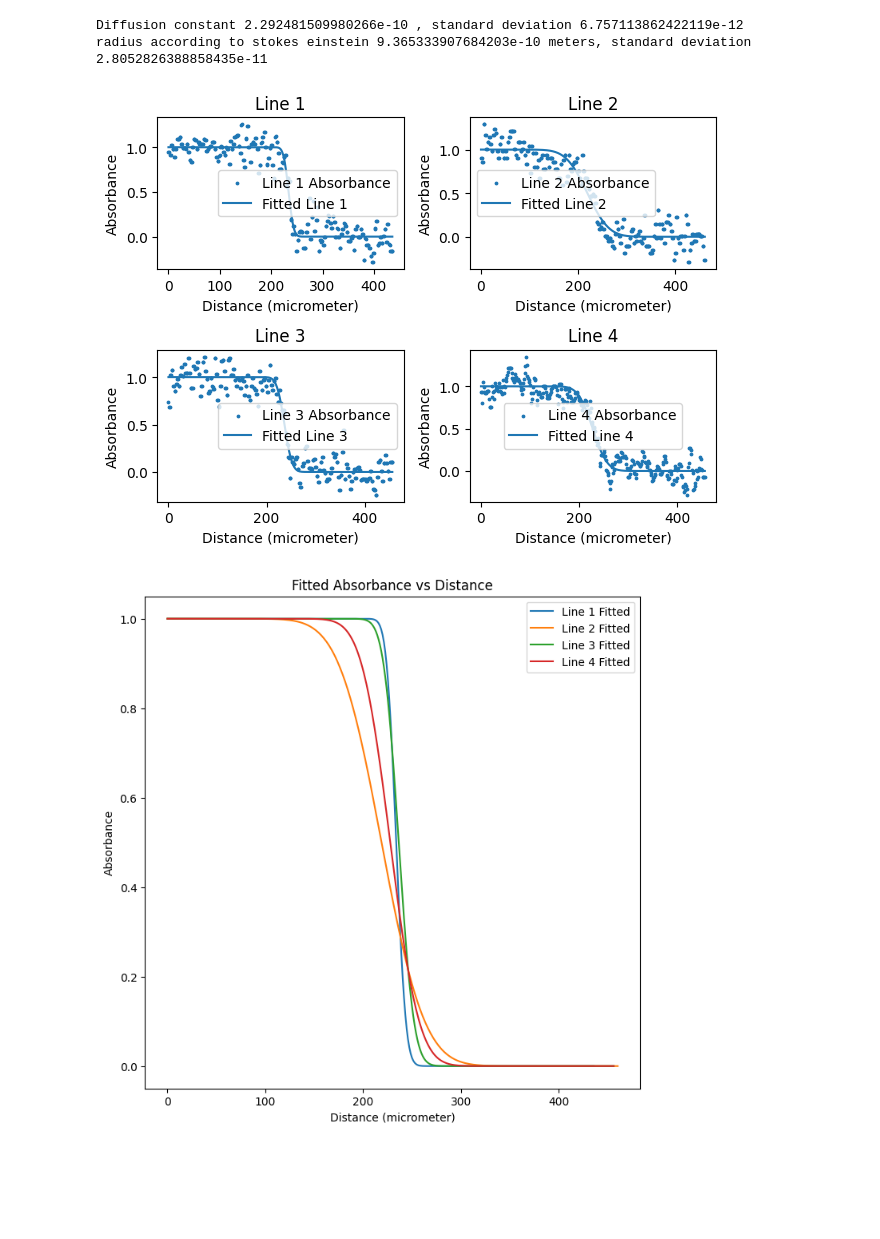
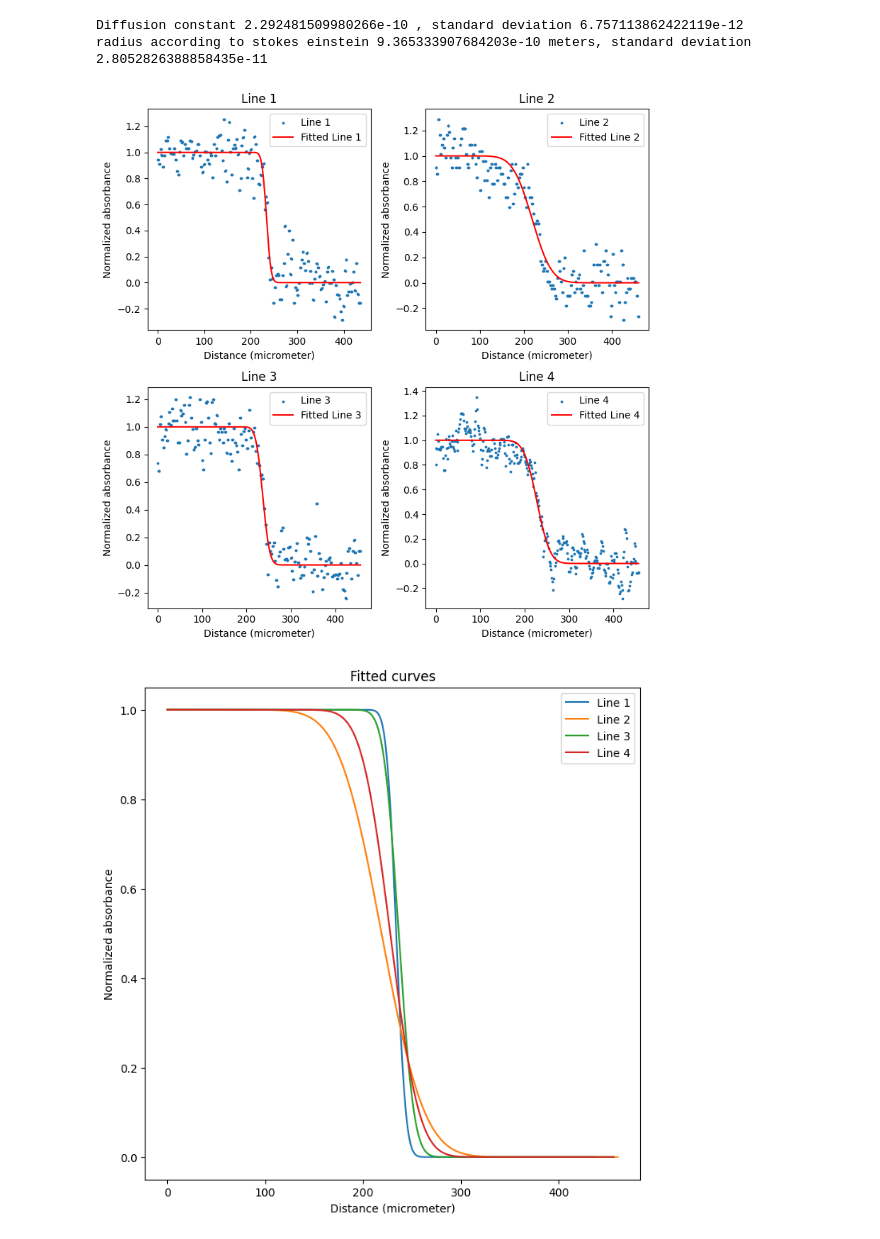
Before and after one commit to MartinKoll/TFY4335, a Jupyter notebook: flow.ipynb, the cells around one changed output. Saved outputs shown, nothing was run; the diff lists cells and outputs as text; code cells hidden in the pictures; blank space fills up the shorter version.

```diff
--- a/flow.ipynb
+++ b/flow.ipynb
@@ -143,49 +143,52 @@ radius according to stokes einstein 9.365333907684203e-10 meters, standard devia
 # %%
 # Lines
 fig, ax = plt.subplots(2,2)
-ax[0,0].scatter(x1, y1_n, label='Line 1 Absorbance', s=3)
-ax[0,0].plot(x1, ficks1(x1, *params1), label='Fitted Line 1')
+ax[0,0].scatter(x1, y1_n, label='Line 1', s=3)
+ax[0,0].plot(x1, ficks1(x1, *params1), label='Fitted Line 1', color='red')
 ax[0,0].set_title('Line 1')
 ax[0,0].set_xlabel('Distance (micrometer)')
-ax[0,0].set_ylabel('Absorbance')
+ax[0,0].set_ylabel('Normalized absorbance')
 ax[0,0].legend()
 
-ax[0,1].scatter(x2, y2_n, label='Line 2 Absorbance', s=3)
-ax[0,1].plot(x2, ficks2(x2, *params2), label='Fitted Line 2')
+ax[0,1].scatter(x2, y2_n, label='Line 2', s=3)
+ax[0,1].plot(x2, ficks2(x2, *params2), label='Fitted Line 2', color='red')
 ax[0,1].set_title('Line 2')
 ax[0,1].set_xlabel('Distance (micrometer)')
-ax[0,1].set_ylabel('Absorbance')
+ax[0,1].set_ylabel('Normalized absorbance')
 ax[0,1].legend()
 
-ax[1,0].scatter(x3, y3_n, label='Line 3 Absorbance', s=3)
-ax[1,0].plot(x3, ficks3(x3, *params3), label='Fitted Line 3')
+ax[1,0].scatter(x3, y3_n, label='Line 3', s=3)
+ax[1,0].plot(x3, ficks3(x3, *params3), label='Fitted Line 3', color='red')
 ax[1,0].set_title('Line 3')
 ax[1,0].set_xlabel('Distance (micrometer)')
-ax[1,0].set_ylabel('Absorbance')
+ax[1,0].set_ylabel('Normalized absorbance')
 ax[1,0].legend()
 
-ax[1,1].scatter(x4, y4_n, label='Line 4 Absorbance', s=3)
-ax[1,1].plot(x4, ficks4(x4, *params4), label='Fitted Line 4')
+ax[1,1].scatter(x4, y4_n, label='Line 4', s=3)
+ax[1,1].plot(x4, ficks4(x4, *params4), label='Fitted Line 4', color='red')
 ax[1,1].set_title('Line 4')
 ax[1,1].set_xlabel('Distance (micrometer)')
-ax[1,1].set_ylabel('Absorbance')
+ax[1,1].set_ylabel('Normalized absorbance')
 ax[1,1].legend()
 
 plt.tight_layout()
+plt.savefig('4_lines.png')
+
 plt.show()
 # %% [output]
-[figure, old version]
+[figure, new version]
 # %%
 # Plot fitted curves
-plt.plot(x1, ficks1(x1, *params1), label='Line 1 Fitted')
-plt.plot(x2, ficks2(x2, *params2), label='Line 2 Fitted')
-plt.plot(x3, ficks3(x3, *params3), label='Line 3 Fitted')
-plt.plot(x4, ficks4(x4, *params4), label='Line 4 Fitted')
+plt.plot(x1, ficks1(x1, *params1), label='Line 1')
+plt.plot(x2, ficks2(x2, *params2), label='Line 2')
+plt.plot(x3, ficks3(x3, *params3), label='Line 3')
+plt.plot(x4, ficks4(x4, *params4), label='Line 4')
 plt.rcParams["figure.figsize"] = (8,8)
 plt.xlabel('Distance (micrometer)')
-plt.ylabel('Absorbance')
-plt.title('Fitted Absorbance vs Distance')
+plt.ylabel('Normalized absorbance')
+plt.title('Fitted curves')
 plt.legend()
+plt.savefig('fitted_lines.png')
 plt.show()
 # %% [output]
-[figure, old version]
+[figure, new version]
```
Also changed, not shown: parts of 1 cell of this notebook, 4 other files.
